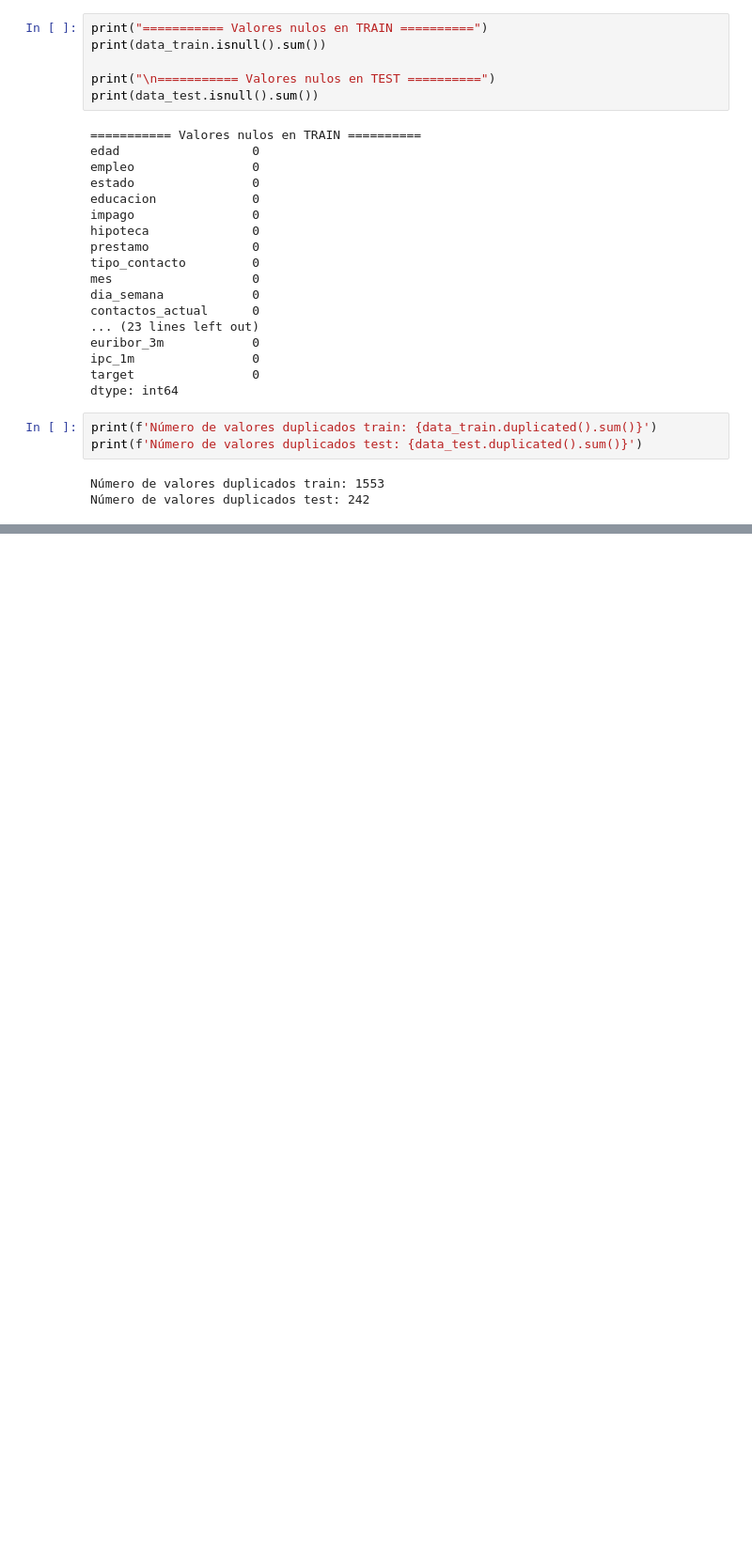
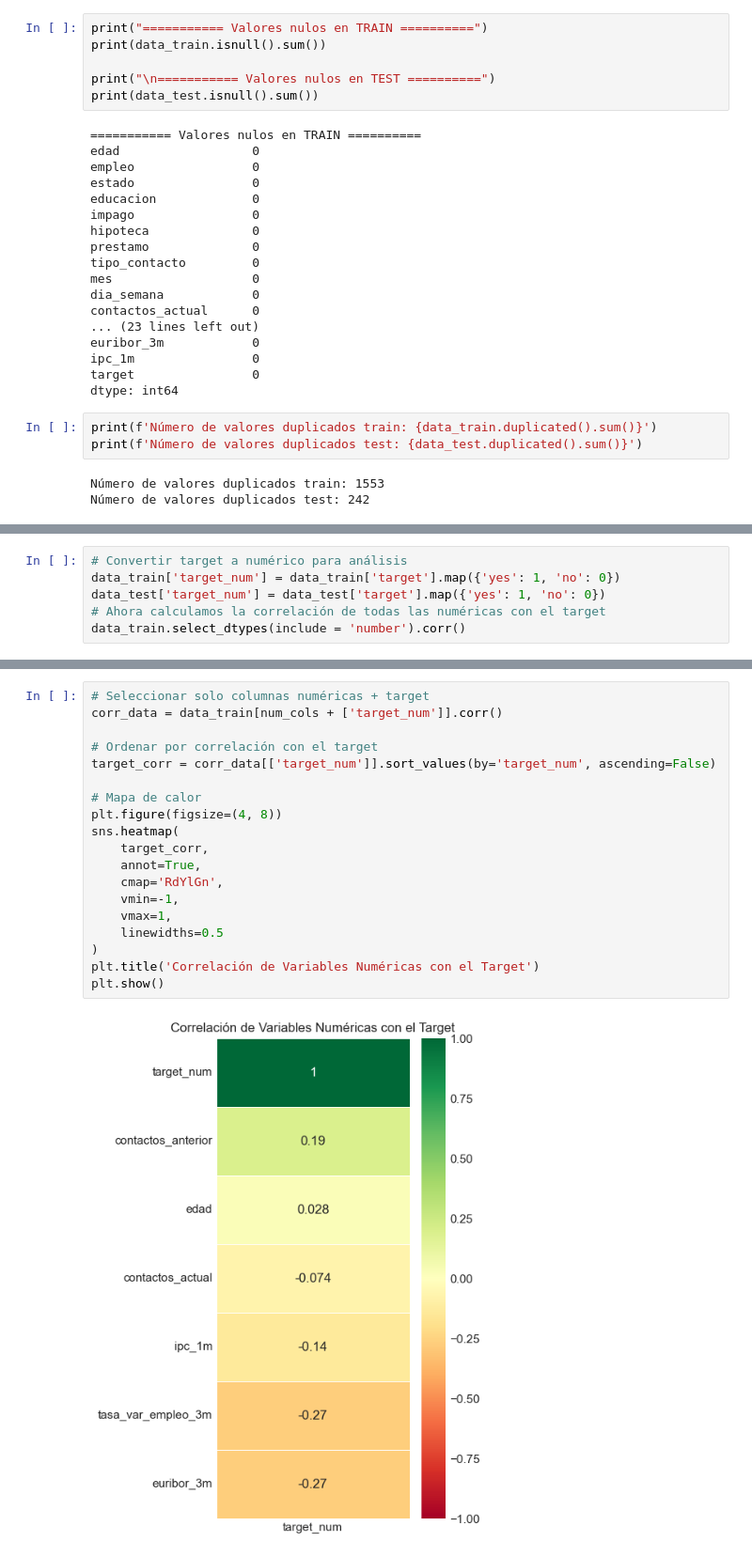
Before and after one commit to Geovart/Machine-learning-project-for-contract-prediction, a Jupyter notebook: notebook/Proyecto-prediccion-contratos.ipynb, the cells around one changed output, grey strips where cells are left out. Shown at 94% size. Cells and saved outputs as stored; diff of their text form; blank space fills up the shorter version.

```diff
--- a/notebook/Proyecto-prediccion-contratos.ipynb
+++ b/notebook/Proyecto-prediccion-contratos.ipynb
@@ -143,0 +221,6 @@ Número de valores duplicados test: 242
+# %%
+# Convertir target a numérico para análisis
+data_train['target_num'] = data_train['target'].map({'yes': 1, 'no': 0})
+data_test['target_num'] = data_test['target'].map({'yes': 1, 'no': 0})
+# Ahora calculamos la correlación de todas las numéricas con el target
+data_train.select_dtypes(include = 'number').corr()
@@ -143,0 +236,21 @@ Número de valores duplicados test: 242
+# %%
+# Seleccionar solo columnas numéricas + target
+corr_data = data_train[num_cols + ['target_num']].corr()
+
+# Ordenar por correlación con el target
+target_corr = corr_data[['target_num']].sort_values(by='target_num', ascending=False)
+
+# Mapa de calor
+plt.figure(figsize=(4, 8))
+sns.heatmap(
+    target_corr,
+    annot=True,
+    cmap='RdYlGn',
+    vmin=-1,
+    vmax=1,
+    linewidths=0.5
+)
+plt.title('Correlación de Variables Numéricas con el Target')
+plt.show()
+# %% [output]
+[figure, added]
```
Also changed, not shown: parts of 22 cells of this notebook.
